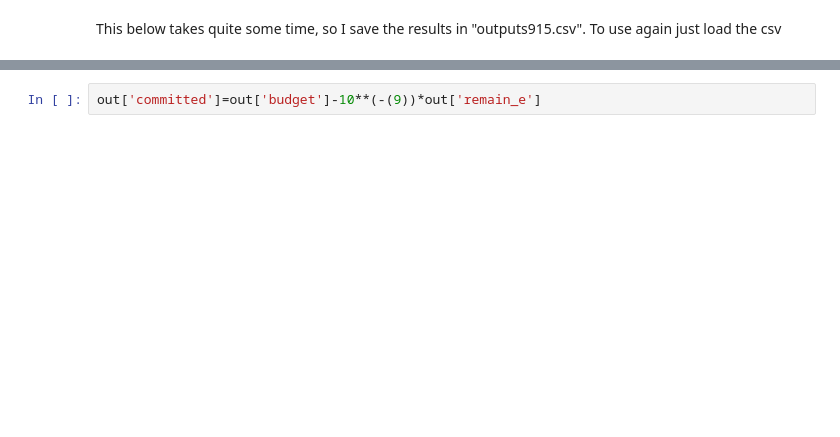
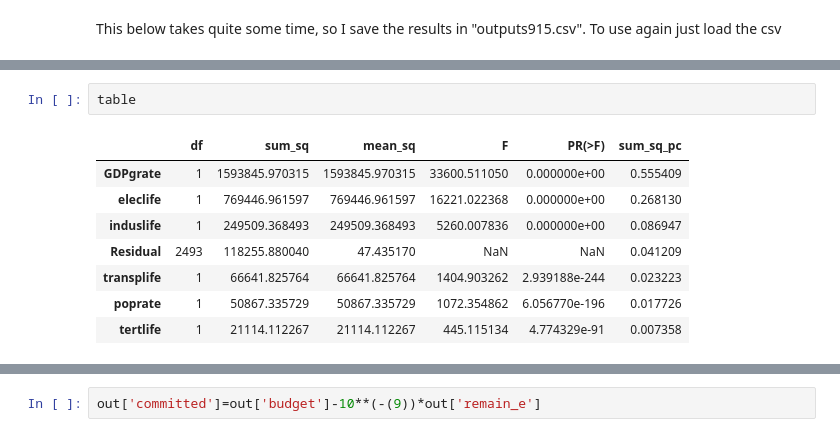
Before and after one commit to julierozz/carbon_intensity, a Jupyter notebook: graphs_for_paper.ipynb, the cells around one changed output, grey strips where cells are left out. Saved outputs shown, nothing was run; the diff lists cells and outputs as text; blank space fills up the shorter version.

```diff
--- a/graphs_for_paper.ipynb
+++ b/graphs_for_paper.ipynb
@@ -225,0 +317,11 @@ table=table.sort(['sum_sq'],ascending=False)
+# %%
+table
+# %% [output]
+|  | df | sum_sq | mean_sq | F | PR(>F) | sum_sq_pc |
+| GDPgrate | 1 | 1593845.970315 | 1593845.970315 | 33600.511050 | 0.000000e+00 | 0.555409 |
+| eleclife | 1 | 769446.961597 | 769446.961597 | 16221.022368 | 0.000000e+00 | 0.268130 |
+| induslife | 1 | 249509.368493 | 249509.368493 | 5260.007836 | 0.000000e+00 | 0.086947 |
+| Residual | 2493 | 118255.880040 | 47.435170 | NaN | NaN | 0.041209 |
+| transplife | 1 | 66641.825764 | 66641.825764 | 1404.903262 | 2.939188e-244 | 0.023223 |
+| poprate | 1 | 50867.335729 | 50867.335729 | 1072.354862 | 6.056770e-196 | 0.017726 |
+| tertlife | 1 | 21114.112267 | 21114.112267 | 445.115134 | 4.774329e-91 | 0.007358 |
```
Also changed, not shown: parts of 37 cells of this notebook, 3 other files.
